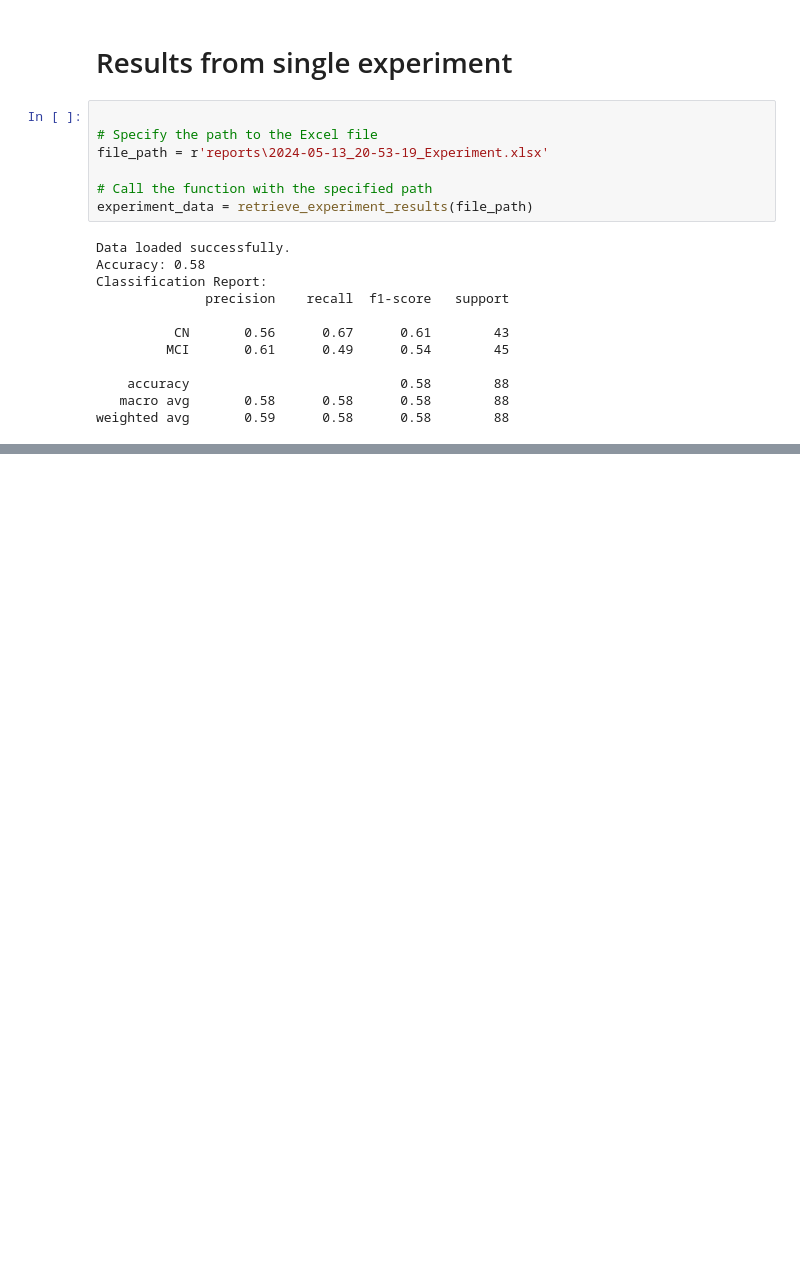
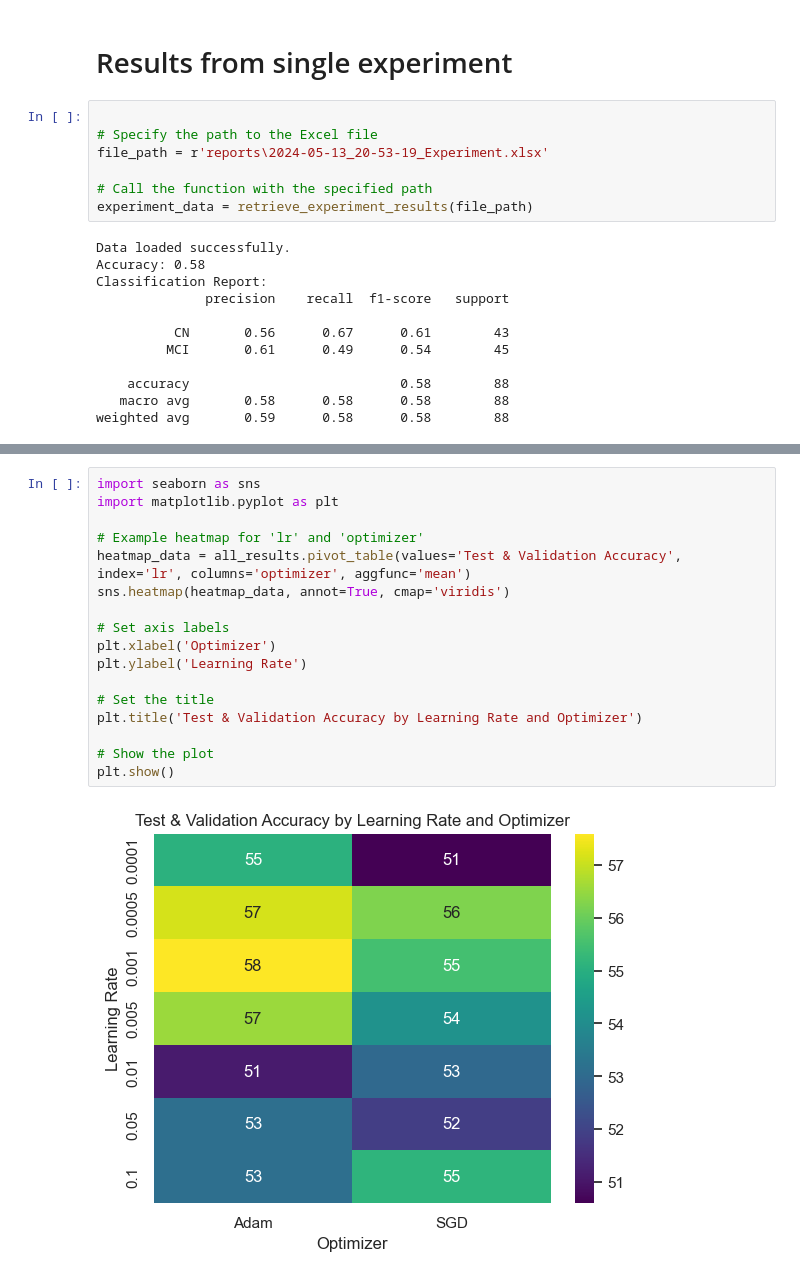
Before and after one commit to Michaelfosse/MasterThesis, a Jupyter notebook: Code/3. Descriptive analytics/Describing_Results.ipynb, the cells around one changed output, grey strips where cells are left out. Drawn from its saved outputs; the diff is of its cells as text; blank space fills up the shorter version.

```diff
--- a/Code/3. Descriptive analytics/Describing_Results.ipynb
+++ b/Code/3. Descriptive analytics/Describing_Results.ipynb
@@ -907,0 +962,19 @@ weighted avg       0.59      0.58      0.58        88
+# %%
+import seaborn as sns
+import matplotlib.pyplot as plt
+
+# Example heatmap for 'lr' and 'optimizer'
+heatmap_data = all_results.pivot_table(values='Test & Validation Accuracy', index='lr', columns='optimizer', aggfunc='mean')
+sns.heatmap(heatmap_data, annot=True, cmap='viridis')
+
+# Set axis labels
+plt.xlabel('Optimizer')
+plt.ylabel('Learning Rate')
+
+# Set the title
+plt.title('Test & Validation Accuracy by Learning Rate and Optimizer')
+
+# Show the plot
+plt.show()
+# %% [output]
+[figure, added]
```
Also changed, not shown: parts of 29 cells of this notebook, 6 other files.
